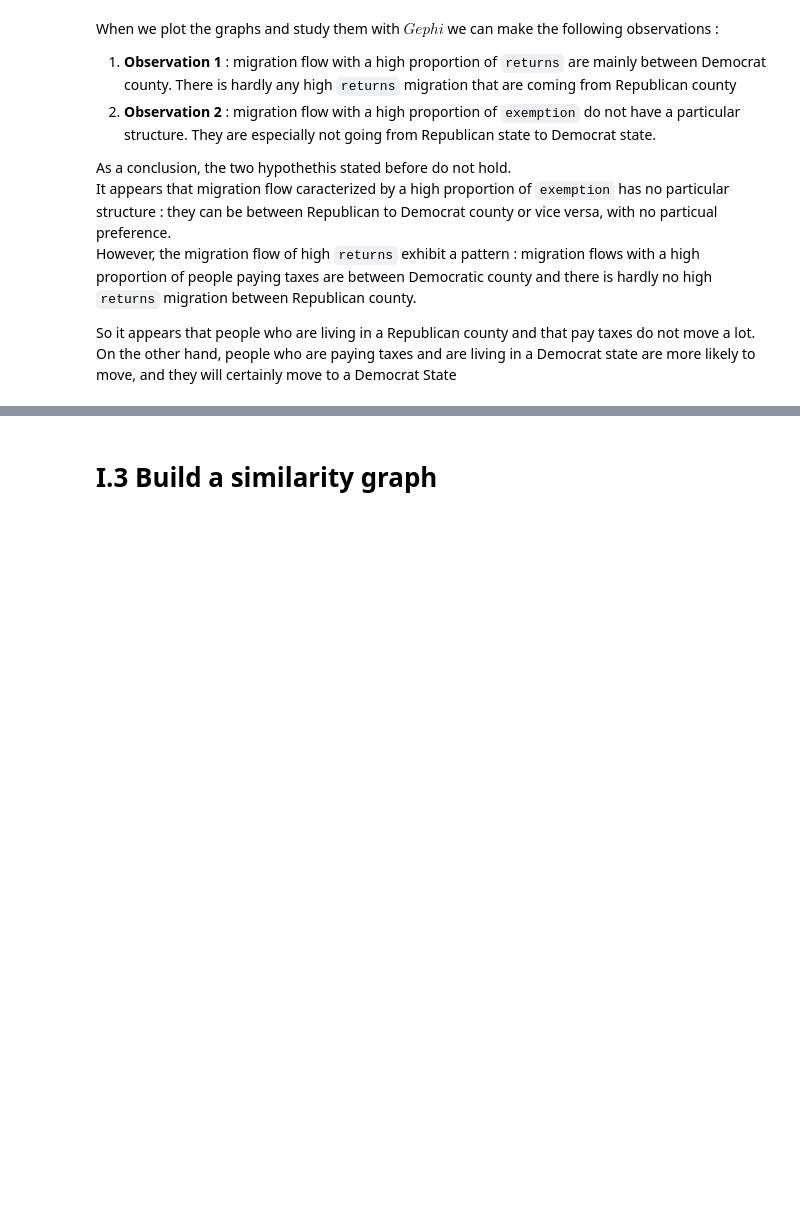
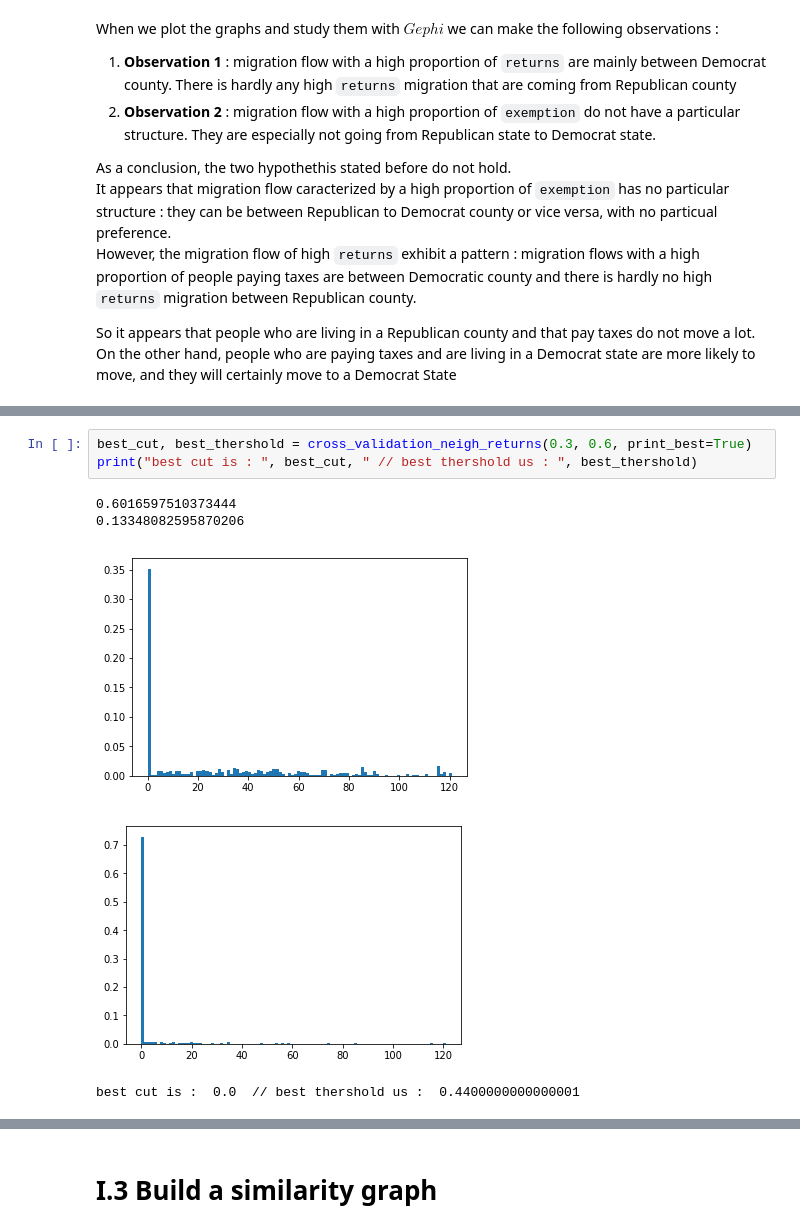
Before and after one commit to zxyzz/ntds_project, a Jupyter notebook: Project.ipynb, the cells around one changed output, grey strips where cells are left out. Cells and saved outputs as stored; diff of their text form; blank space fills up the shorter version.

```diff
--- a/Project.ipynb
+++ b/Project.ipynb
@@ -268,0 +296,9 @@ plt.show()
+# %%
+best_cut, best_thershold = cross_validation_neigh_returns(0.3, 0.6, print_best=True)
+print("best cut is : ", best_cut, " // best thershold us : ", best_thershold)
+# %% [output]
+0.6016597510373444
+0.13348082595870206
+[figure, added]
+[figure, added]
+best cut is :  0.0  // best thershold us :  0.4400000000000001
```
Also changed, not shown: parts of 9 cells of this notebook, 3 other files.
